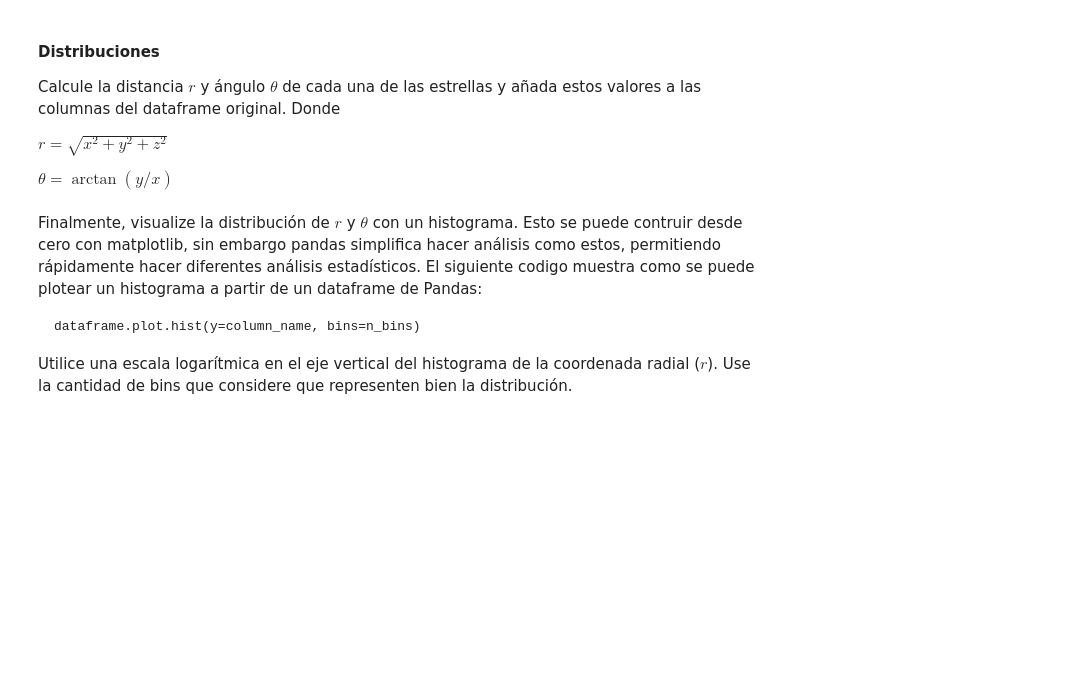
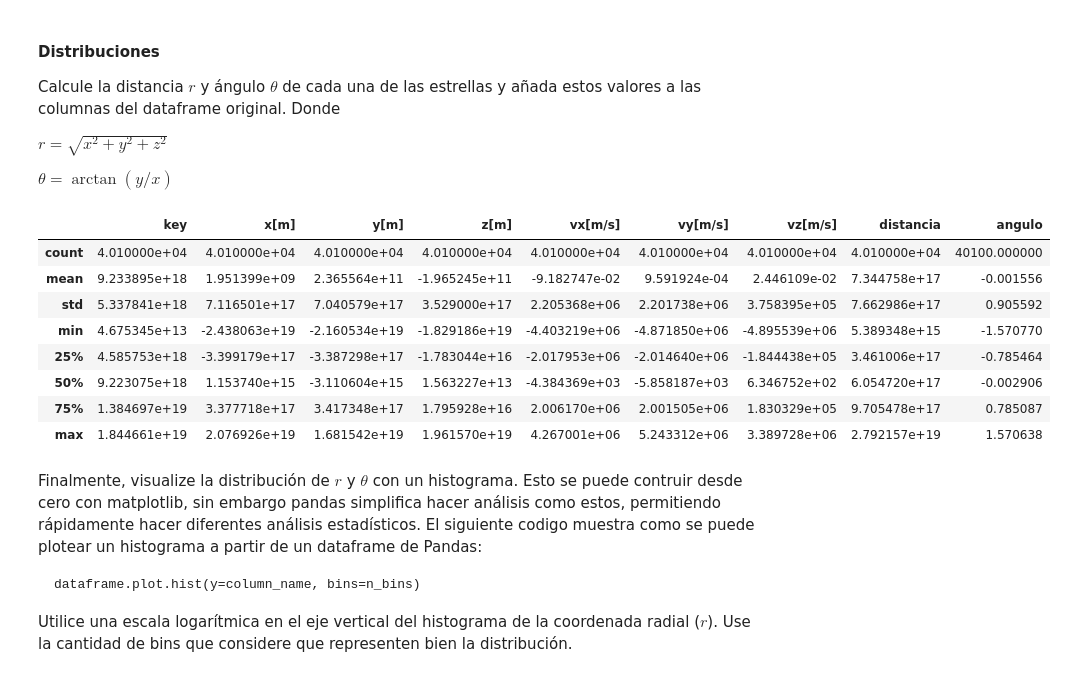
Before and after one commit to p-salv/Tarea-1, a Jupyter notebook: Tarea_1.ipynb, the cells around one changed output. Drawn from its saved outputs; the diff is of its cells as text; code cells hidden in the pictures; blank space fills up the shorter version.

```diff
--- a/Tarea_1.ipynb
+++ b/Tarea_1.ipynb
@@ -438,6 +438,20 @@ Calcule la distancia $r$ y ángulo $\theta$ de cada una de las estrellas y añad
 $r = \sqrt{x^2 + y^2 + z^2}$
 
 $θ = \arctan(y/x)$
+# %%
+df_galaxy2['distancia'] = np.sqrt(df_galaxy2['x[m]']**2 + df_galaxy2['y[m]']**2 + df_galaxy2['z[m]']**2)
+df_galaxy2['angulo'] = np.arctan(df_galaxy2['x[m]']/df_galaxy2['y[m]'])
+df_galaxy2.describe()
+# %% [output]
+|  | key | x[m] | y[m] | z[m] | vx[m/s] | vy[m/s] | vz[m/s] | distancia | angulo |
+| count | 4.010000e+04 | 4.010000e+04 | 4.010000e+04 | 4.010000e+04 | 4.010000e+04 | 4.010000e+04 | 4.010000e+04 | 4.010000e+04 | 40100.000000 |
+| mean | 9.233895e+18 | 1.951399e+09 | 2.365564e+11 | -1.965245e+11 | -9.182747e-02 | 9.591924e-04 | 2.446109e-02 | 7.344758e+17 | -0.001556 |
+| std | 5.337841e+18 | 7.116501e+17 | 7.040579e+17 | 3.529000e+17 | 2.205368e+06 | 2.201738e+06 | 3.758395e+05 | 7.662986e+17 | 0.905592 |
+| min | 4.675345e+13 | -2.438063e+19 | -2.160534e+19 | -1.829186e+19 | -4.403219e+06 | -4.871850e+06 | -4.895539e+06 | 5.389348e+15 | -1.570770 |
+| 25% | 4.585753e+18 | -3.399179e+17 | -3.387298e+17 | -1.783044e+16 | -2.017953e+06 | -2.014640e+06 | -1.844438e+05 | 3.461006e+17 | -0.785464 |
+| 50% | 9.223075e+18 | 1.153740e+15 | -3.110604e+15 | 1.563227e+13 | -4.384369e+03 | -5.858187e+03 | 6.346752e+02 | 6.054720e+17 | -0.002906 |
+| 75% | 1.384697e+19 | 3.377718e+17 | 3.417348e+17 | 1.795928e+16 | 2.006170e+06 | 2.001505e+06 | 1.830329e+05 | 9.705478e+17 | 0.785087 |
+| max | 1.844661e+19 | 2.076926e+19 | 1.681542e+19 | 1.961570e+19 | 4.267001e+06 | 5.243312e+06 | 3.389728e+06 | 2.792157e+19 | 1.570638 |
 # %% [markdown]
 Finalmente, visualize la distribución de $r$ y $\theta$ con un histograma. Esto se puede contruir desde cero con matplotlib, sin embargo pandas simplifica hacer análisis como estos, permitiendo rápidamente hacer diferentes análisis estadísticos. El siguiente codigo muestra como se puede plotear un histograma a partir de un dataframe de Pandas:
 
```
Also changed, not shown: parts of 1 cell of this notebook.
